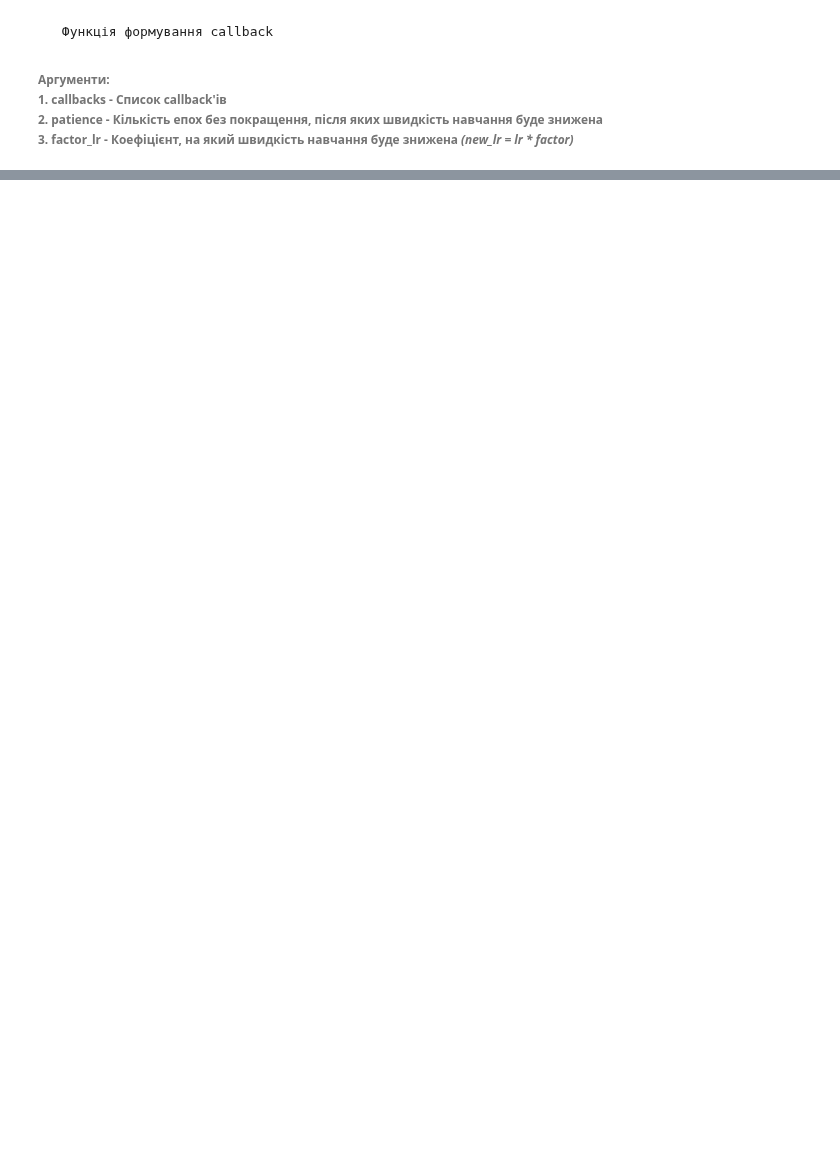
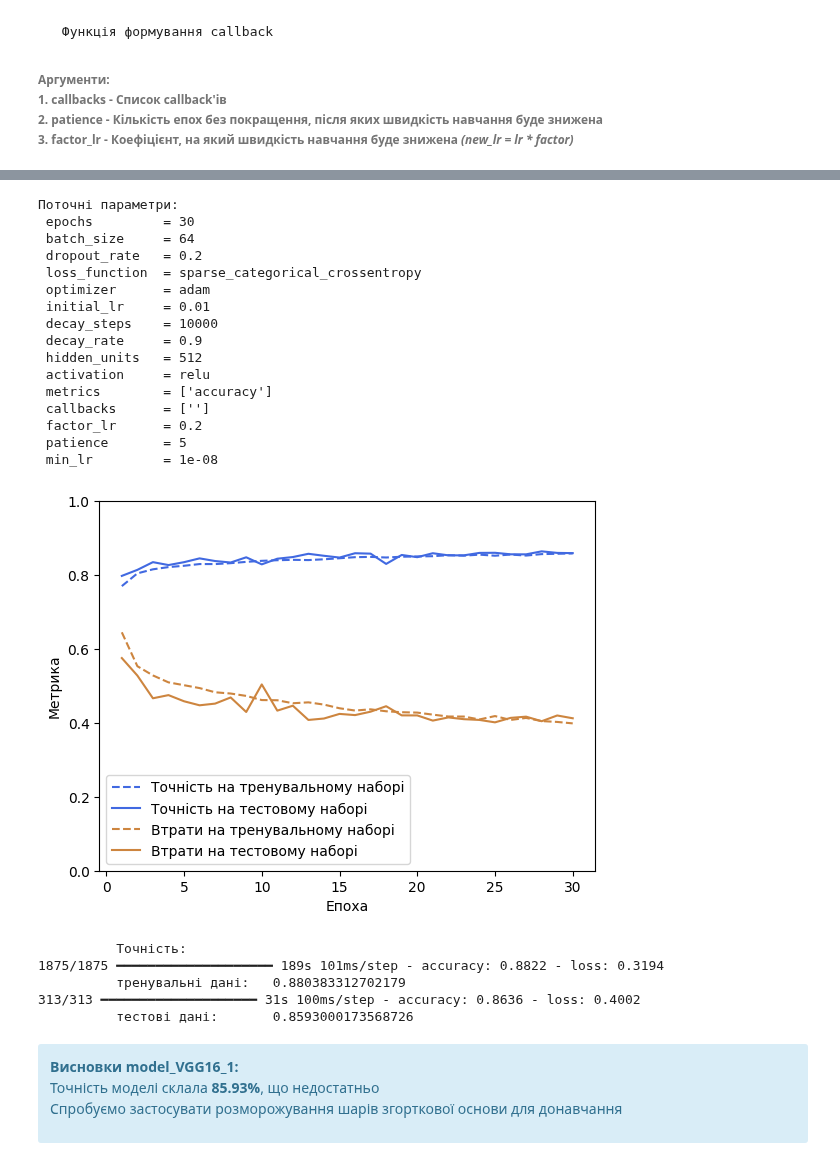
Before and after one commit to KyryloChalov/DS, a Jupyter notebook: HW_10/hw10_part_2.ipynb, the cells around one changed output, grey strips where cells are left out. Cells and saved outputs as stored; diff of their text form; code cells hidden in the pictures; blank space fills up the shorter version.

```diff
--- a/HW_10/hw10_part_2.ipynb
+++ b/HW_10/hw10_part_2.ipynb
@@ -103,7 +142,7 @@ def print_parameters(parameters: dict, text='Поточні параметри:'
      Функція відображення графіків історії точності та втрат
 ######      Аргументи: <br>1. history - дані історії точності та втрат<br>2.  parameters - Поточні параметри тренування моделі
 # %%
-def plt_history(history, parameters):
+def plt_history(history):
 
     dict_data = {
         "accuracy": "Точність на тренувальному наборі",
@@ -117,8 +156,6 @@ def plt_history(history, parameters):
     color_loss = "peru"
     linestyle_train = "--"
     linestyle_test = "-"
-
-    print_parameters(parameters)
 
     for data_, label_ in dict_data.items():
         plt.plot(
@@ -594,0 +258,4 @@ model_CNN_2 = models.Sequential(
+# %%
+# параметри керування виводом інформації під час тренування
+verbose = 1
+summary = 1
@@ -594,0 +342,11 @@ model_CNN_2 = models.Sequential(
+# %%
+# Model training
+history = model_vgg16.fit(
+    train_images,
+    train_labels,
+    epochs=epochs,
+    batch_size=batch_size,
+    validation_data=(test_images, test_labels),
+    # callbacks=make_callback(callbacks, patience, factor_lr, min_lr),
+    verbose=verbose,
+)
@@ -594,0 +371,42 @@ model_CNN_2 = models.Sequential(
+# %%
+# оптимальні параметри
+print_parameters(optimal_parameters)
+
+# побудова графіку
+plt_history(history)
+
+# дані про точність моделі
+print("          Точність:")
+train_loss, train_acc = model_vgg16.evaluate(train_images, train_labels)
+print("          тренувальні дані: ", YELLOW, train_acc, RESET)
+
+test_loss, test_acc = model_vgg16.evaluate(test_images, test_labels)
+print("          тестові дані:     ", YELLOW, test_acc, RESET)
+# %% [output]
+Поточні параметри:
+ epochs         = 30
+ batch_size     = 64
+ dropout_rate   = 0.2
+ loss_function  = sparse_categorical_crossentropy
+ optimizer      = adam
+ initial_lr     = 0.01
+ decay_steps    = 10000
+ decay_rate     = 0.9
+ hidden_units   = 512
+ activation     = relu
+ metrics        = ['accuracy']
+ callbacks      = ['']
+ factor_lr      = 0.2
+ patience       = 5
+ min_lr         = 1e-08
+[figure, added]
+          Точність:
+1875/1875 ━━━━━━━━━━━━━━━━━━━━ 189s 101ms/step - accuracy: 0.8822 - loss: 0.3194
+          тренувальні дані:   0.880383312702179
+313/313 ━━━━━━━━━━━━━━━━━━━━ 31s 100ms/step - accuracy: 0.8636 - loss: 0.4002
+          тестові дані:       0.8593000173568726
+# %% [markdown]
+<div class="alert alert-block alert-info">
+<b>Висновки model_VGG16_1:</b>
+<p>Точність моделі склала <b>85.93%</b>, що недостатньо<br>Спробуємо застосувати розморожування шарів згорткової основи для донавчання </p>
+</div>
```
Also changed, not shown: parts of 61 cells of this notebook.
